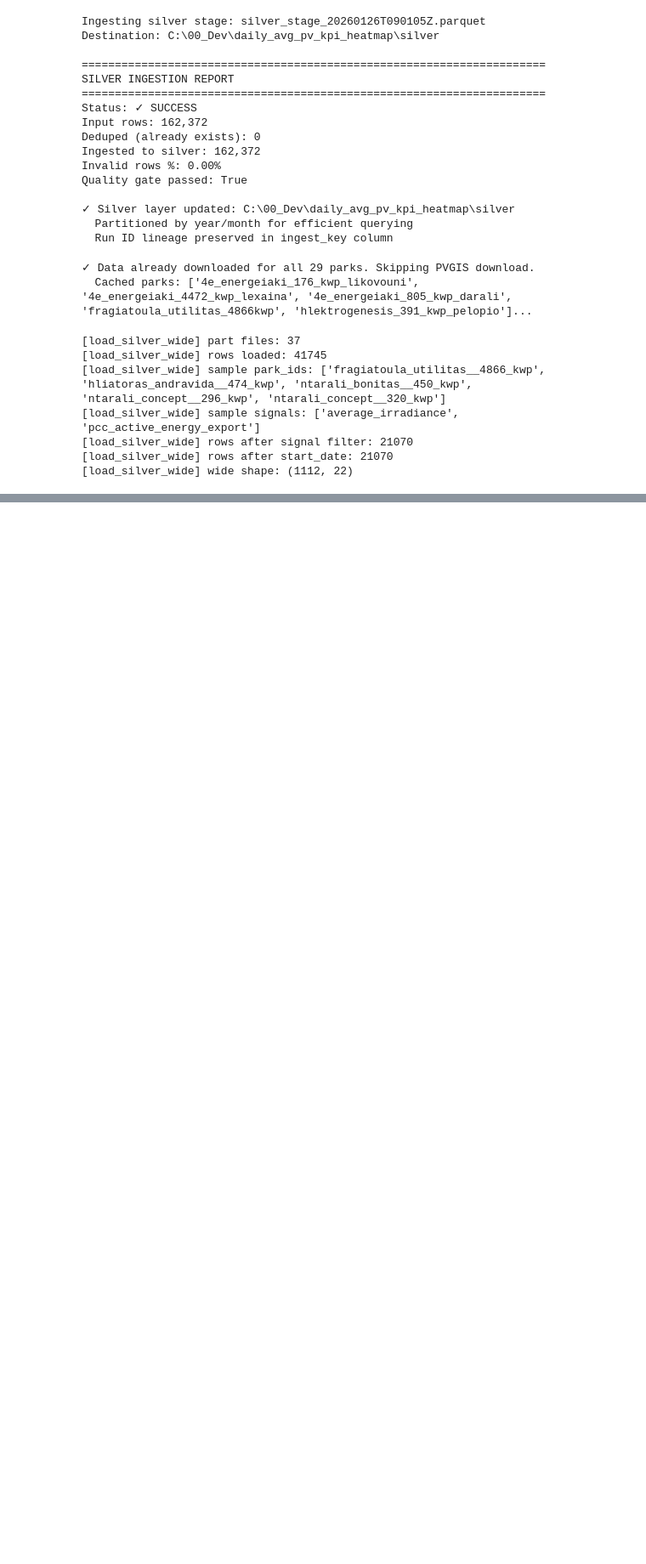
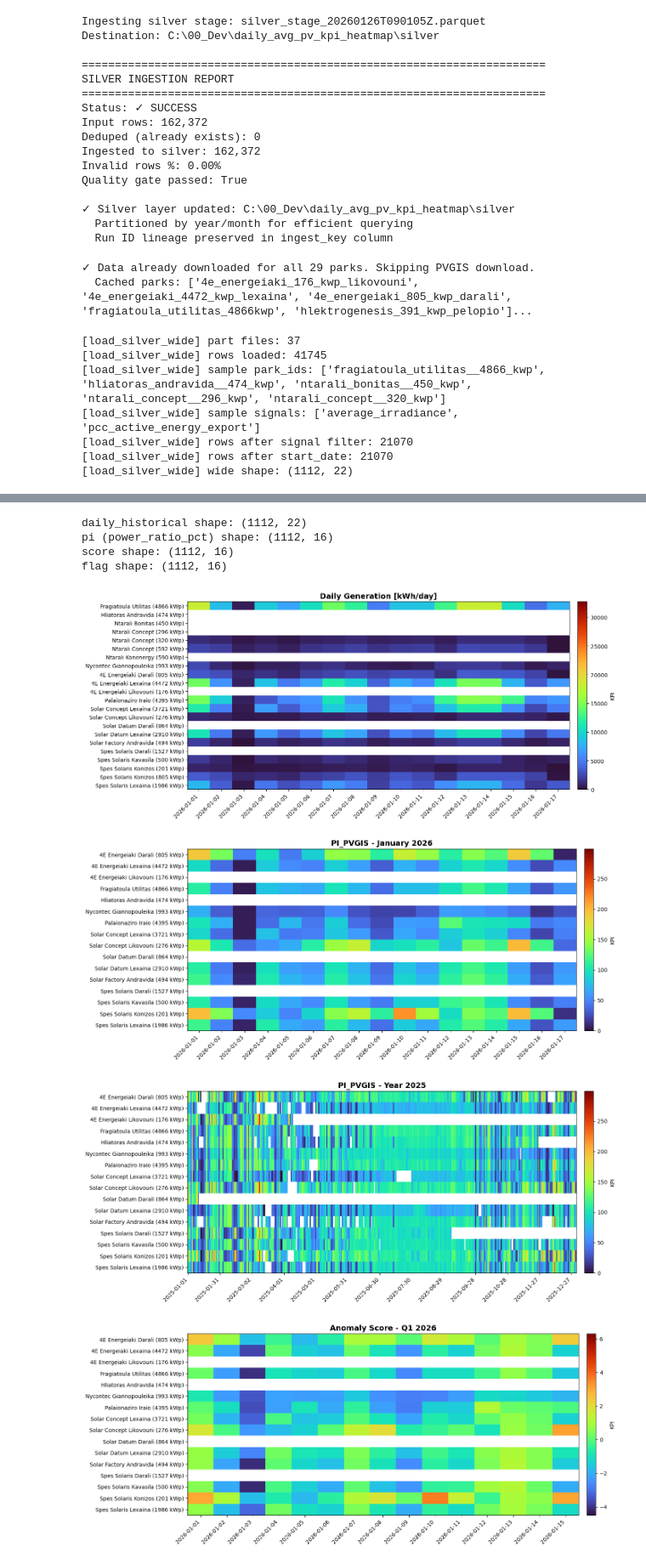
Before and after one commit to steliosvliaros/daily_avg_pv_kpi_heatmap, a Jupyter notebook: notebooks/01_prototype_pvgis_pi_heatmap.ipynb, the cells around one changed output, grey strips where cells are left out. Shown at 85% size. Saved outputs shown, nothing was run; the diff lists cells and outputs as text; code cells hidden in the pictures; blank space fills up the shorter version.

```diff
--- a/notebooks/01_prototype_pvgis_pi_heatmap.ipynb
+++ b/notebooks/01_prototype_pvgis_pi_heatmap.ipynb
@@ -1625,0 +1732,73 @@ plot_heatmap(flag, "Flags (-1 low, 0 ok, +1 high)", vmin=-1, vmax=1,
+# %%
+# Prepare data for downstream plots
+# Use silver-wide as daily_historical (time index already aligned)
+daily_historical = wide.copy()
+pi = power_ratio_pct.copy()
+
+# Robust anomaly score per park (median/MAD z-score)
+def _robust_score(series: pd.Series) -> pd.Series:
+    med = series.median()
+    mad = (series - med).abs().median()
+    if mad == 0 or pd.isna(mad):
+        return pd.Series(index=series.index, dtype=float)
+    return (series - med) / (mad * 1.4826)
+
+score = pi.apply(_robust_score, axis=0)
+
+# Simple flag: -1 under (score < -1.5), 0 neutral, +1 over (score > +1.5)
+flag = score.copy()
+flag = flag.mask(score > 1.5, 1)
+flag = flag.mask(score < -1.5, -1)
+flag = flag.fillna(0)
+
+print(f"daily_historical shape: {daily_historical.shape}")
+print(f"pi (power_ratio_pct) shape: {pi.shape}")
+print(f"score shape: {score.shape}")
+print(f"flag shape: {flag.shape}")
+# %% [output]
+daily_historical shape: (1112, 22)
+pi (power_ratio_pct) shape: (1112, 16)
+score shape: (1112, 16)
+flag shape: (1112, 16)
+# %%
+# Derive consistent color limits from the data
+_gen_vmin, _gen_vmax = daily_historical.min().min(), daily_historical.max().max()
+_pi_vmin, _pi_vmax = pi.min().min(), pi.max().max()
+_score_vmin, _score_vmax = score.min().min(), score.max().max()
+_flag_vmin, _flag_vmax = -1, 1
+
+# Plot actual generation data with date filtering
+plot_heatmap(daily_historical, "Daily Generation [kWh/day]", vmin=_gen_vmin, vmax=_gen_vmax,
+             start_date='2026-01-01', end_date='2026-01-31',
+             save=False, save_dir=PLOTS_DIR, base_filename="heatmap_daily_jan2026", dpi=180, fmt="png")
+
+# Example: Filter heatmap to show only specific date ranges
+# Show only January 2026
+plot_heatmap(pi, "PI_PVGIS - January 2026", vmin=_pi_vmin, vmax=_pi_vmax,
+             start_date='2026-01-01', end_date='2026-01-31',
+             save=True, save_dir=PLOTS_DIR / "weekly_analysis", base_filename="heatmap_pi_jan2026", dpi=180, fmt="png")
+
+# Show only 2025 data
+plot_heatmap(pi, "PI_PVGIS - Year 2025", vmin=_pi_vmin, vmax=_pi_vmax,
+             start_date='2025-01-01', end_date='2025-12-31',
+             save=False, save_dir=PLOTS_DIR, base_filename="heatmap_pi_2025", dpi=180, fmt="png")
+
+# Show Q1 2026
+plot_heatmap(score, "Anomaly Score - Q1 2026", vmin=_score_vmin, vmax=_score_vmax,
+             start_date='2026-01-01', end_date='2026-01-15',
+             save=False, save_dir=PLOTS_DIR, base_filename="heatmap_score_q1_2026", dpi=180, fmt="png")
+
+# Show data from a specific date onwards
+plot_heatmap(flag, "Flags - From June 2025 onwards", vmin=_flag_vmin, vmax=_flag_vmax,
+             start_date='2025-06-01',
+             save=False, save_dir=PLOTS_DIR, base_filename="heatmap_flag_from_jun2025", dpi=180, fmt="png")
+
+# Show data up to a specific date
+plot_heatmap(pi, "PI_PVGIS - Up to March 2025", vmin=_pi_vmin, vmax=_pi_vmax,
+             end_date='2025-03-31',
+             save=False, save_dir=PLOTS_DIR, base_filename="heatmap_pi_until_mar2025", dpi=180, fmt="png")
+# %% [output]
+[figure, added]
+[figure, added]
+[figure, added]
+[figure, added]
```
Also changed, not shown: parts of 10 cells of this notebook, 3 other files.
